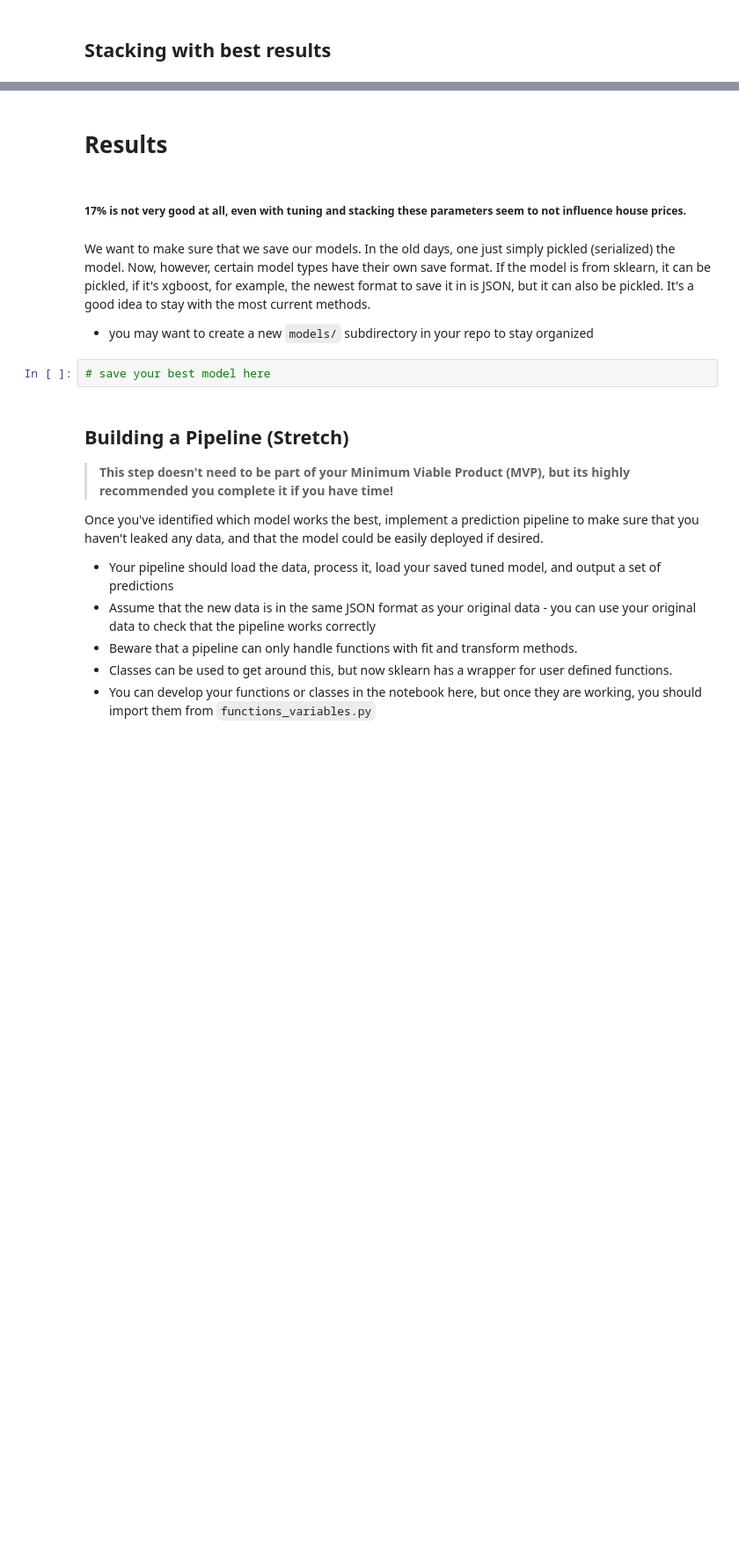
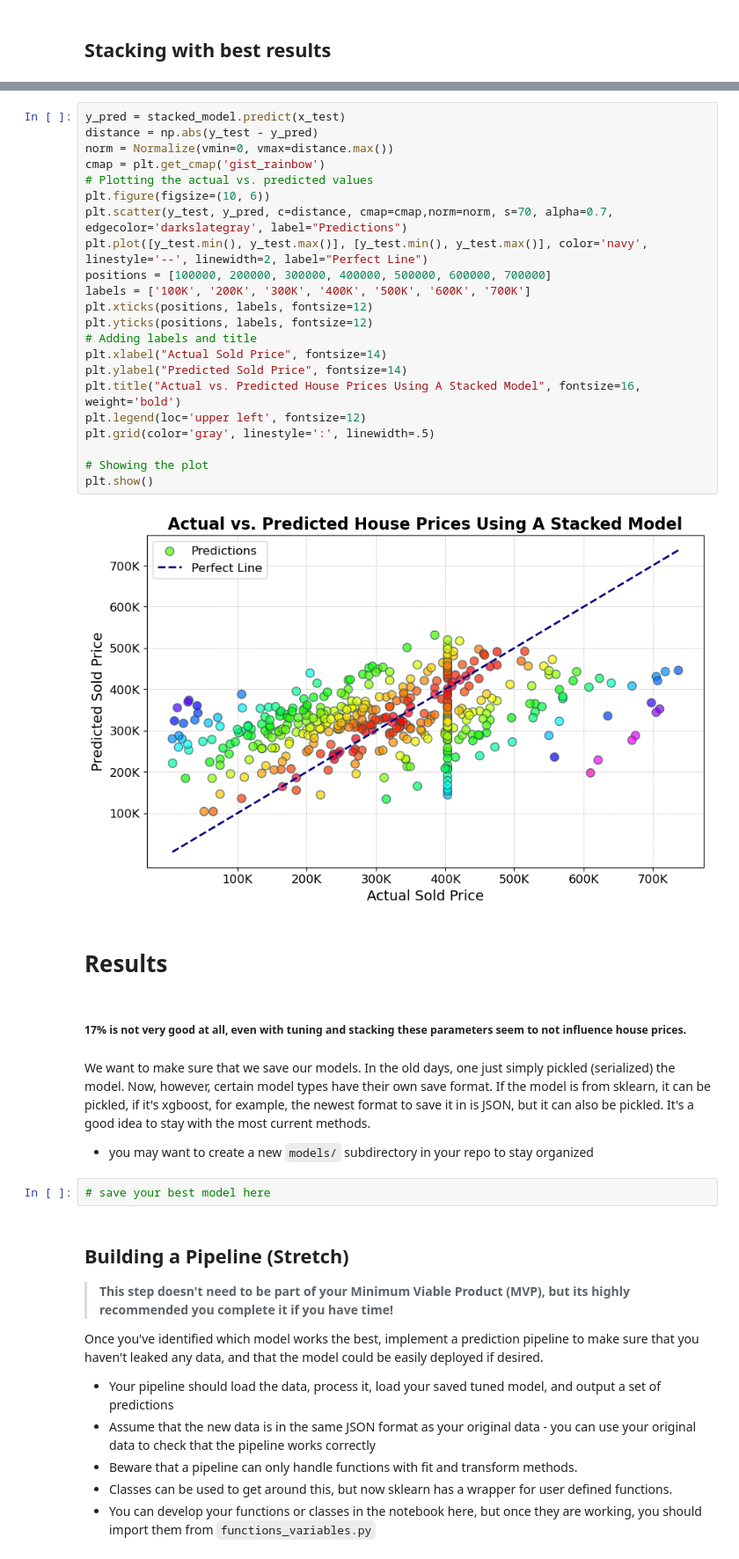
Before and after one commit to LeonFall3/LHL-Midterm-Project, a Jupyter notebook: notebooks/3 - tuning_pipeline.ipynb, the cells around one changed output, grey strips where cells are left out. Shown at 88% size. Saved outputs shown, nothing was run; the diff lists cells and outputs as text; blank space fills up the shorter version.

Commit message:
added visuals to the images folder

```diff
--- a/notebooks/3 - tuning_pipeline.ipynb
+++ b/notebooks/3 - tuning_pipeline.ipynb
@@ -209,3 +211,27 @@ Stacked Model Test Score: 0.17659392479245162
+# %%
+y_pred = stacked_model.predict(x_test)
+distance = np.abs(y_test - y_pred)
+norm = Normalize(vmin=0, vmax=distance.max())
+cmap = plt.get_cmap('gist_rainbow')
+# Plotting the actual vs. predicted values
+plt.figure(figsize=(10, 6))
+plt.scatter(y_test, y_pred, c=distance, cmap=cmap,norm=norm, s=70, alpha=0.7, edgecolor='darkslategray', label="Predictions")
+plt.plot([y_test.min(), y_test.max()], [y_test.min(), y_test.max()], color='navy', linestyle='--', linewidth=2, label="Perfect Line")
+positions = [100000, 200000, 300000, 400000, 500000, 600000, 700000]
+labels = ['100K', '200K', '300K', '400K', '500K', '600K', '700K']
+plt.xticks(positions, labels, fontsize=12)
+plt.yticks(positions, labels, fontsize=12)
+# Adding labels and title
+plt.xlabel("Actual Sold Price", fontsize=14)
+plt.ylabel("Predicted Sold Price", fontsize=14)
+plt.title("Actual vs. Predicted House Prices Using A Stacked Model", fontsize=16, weight='bold')
+plt.legend(loc='upper left', fontsize=12)
+plt.grid(color='gray', linestyle=':', linewidth=.5)
+
+# Showing the plot
+plt.show()
+# %% [output]
+[figure, added]
 # %% [markdown]
 # Results
 # %% [markdown]
```
Also changed, not shown: parts of 4 cells of this notebook, 3 other files.
